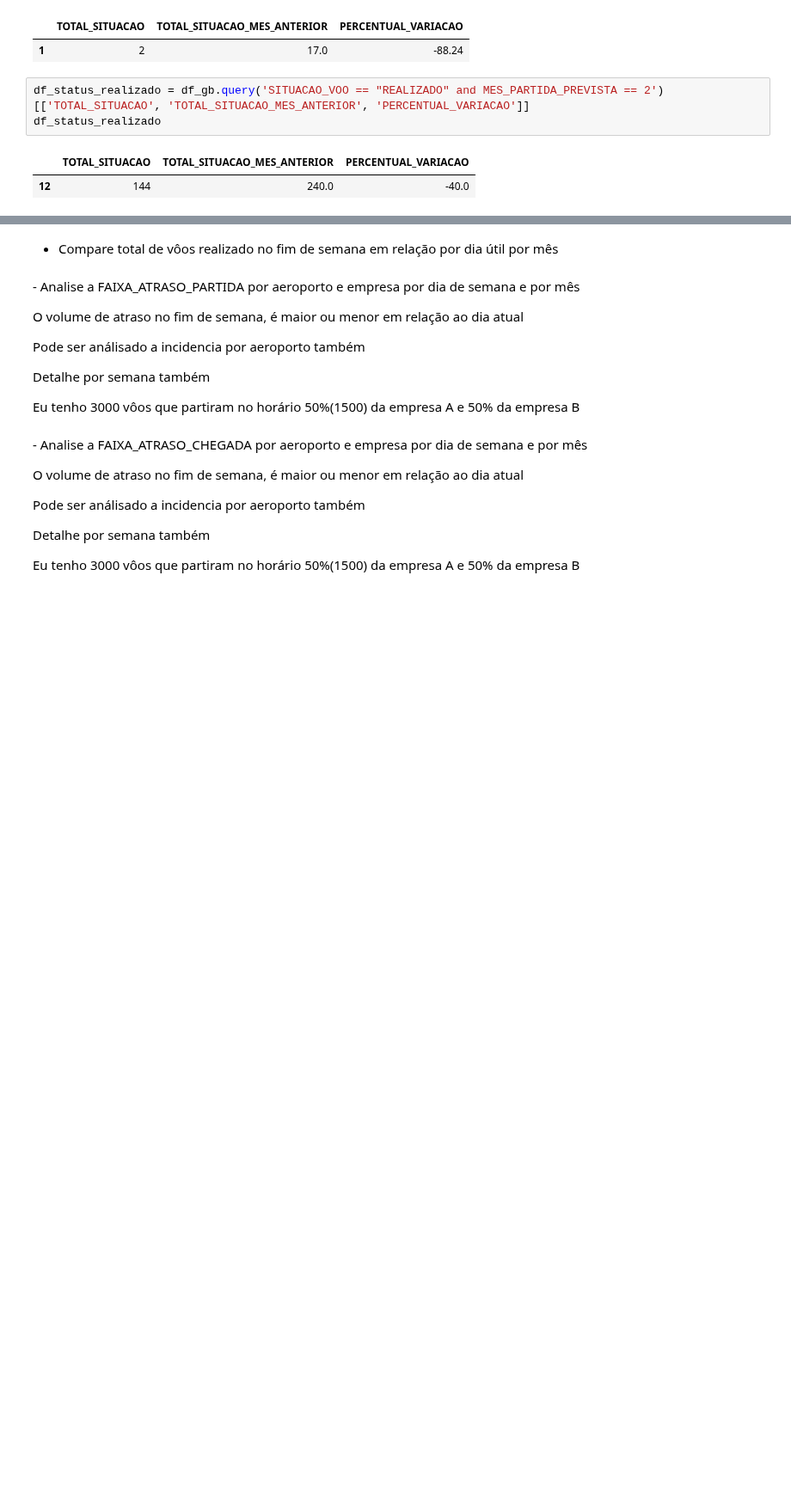
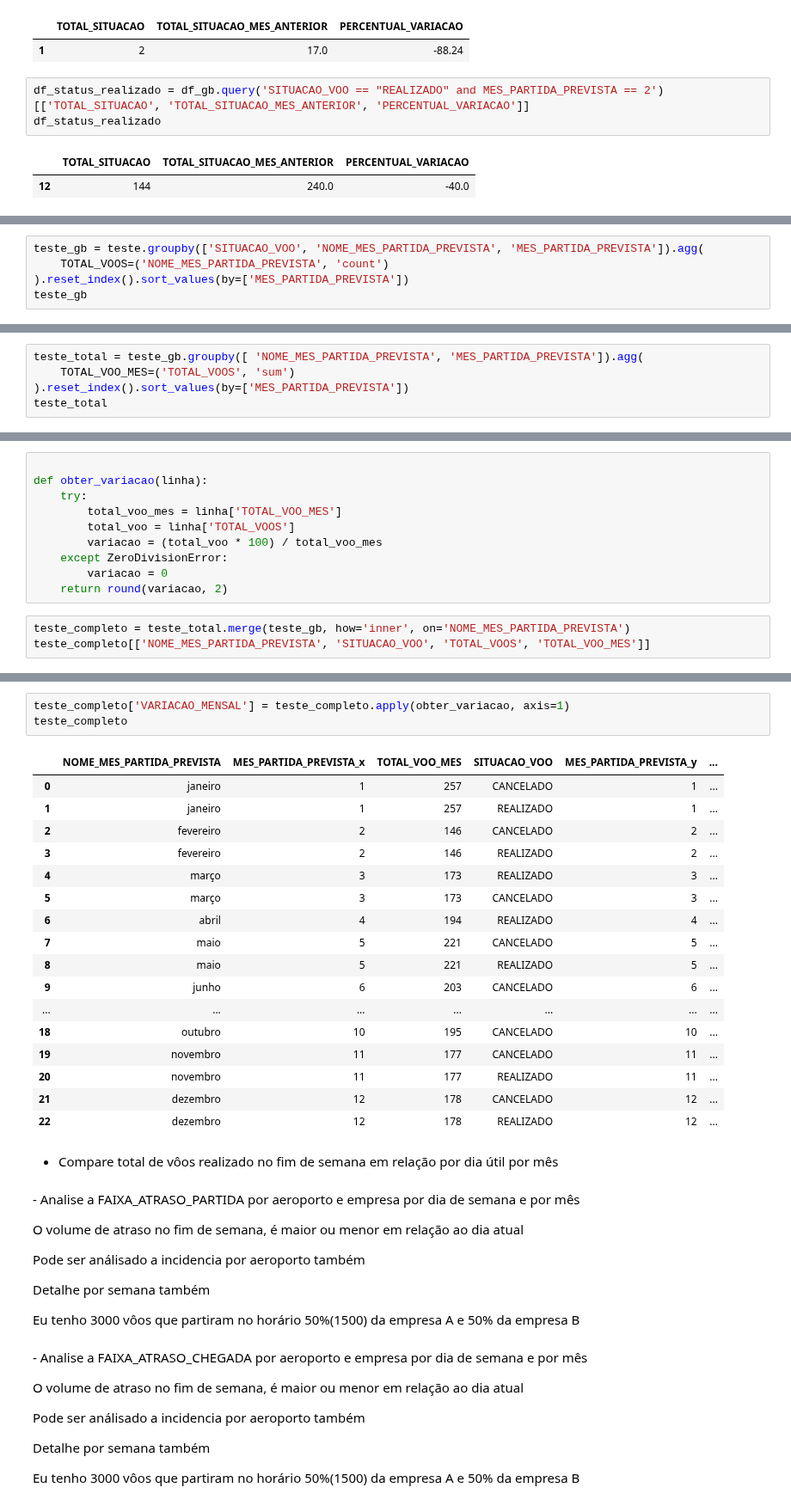
Before and after one commit to rodrigorocha1/dashboard_dados_voos_python, a Jupyter notebook: notebooks/visualizacoes.ipynb, the cells around one changed output, grey strips where cells are left out. Shown at 86% size. Cells and saved outputs as stored; diff of their text form; blank space fills up the shorter version.

Commit message:
total voos

```diff
--- a/notebooks/visualizacoes.ipynb
+++ b/notebooks/visualizacoes.ipynb
@@ -742,0 +772,5 @@ fig.show()
+# %%
+teste_gb = teste.groupby(['SITUACAO_VOO', 'NOME_MES_PARTIDA_PREVISTA', 'MES_PARTIDA_PREVISTA']).agg(
+    TOTAL_VOOS=('NOME_MES_PARTIDA_PREVISTA', 'count')
+).reset_index().sort_values(by=['MES_PARTIDA_PREVISTA'])
+teste_gb
@@ -742,0 +795,5 @@ fig.show()
+# %%
+teste_total = teste_gb.groupby([ 'NOME_MES_PARTIDA_PREVISTA', 'MES_PARTIDA_PREVISTA']).agg(
+    TOTAL_VOO_MES=('TOTAL_VOOS', 'sum')
+).reset_index().sort_values(by=['MES_PARTIDA_PREVISTA'])
+teste_total
@@ -742,0 +814,13 @@ fig.show()
+# %%
+
+def obter_variacao(linha):
+    try:
+        total_voo_mes = linha['TOTAL_VOO_MES']
+        total_voo = linha['TOTAL_VOOS']
+        variacao = (total_voo * 100) / total_voo_mes
+    except ZeroDivisionError:
+        variacao = 0
+    return round(variacao, 2)
+# %%
+teste_completo = teste_total.merge(teste_gb, how='inner', on='NOME_MES_PARTIDA_PREVISTA')
+teste_completo[['NOME_MES_PARTIDA_PREVISTA', 'SITUACAO_VOO', 'TOTAL_VOOS', 'TOTAL_VOO_MES']]
@@ -743,3 +845,24 @@ fig.show()
+# %%
+teste_completo['VARIACAO_MENSAL'] = teste_completo.apply(obter_variacao, axis=1)
+teste_completo
+# %% [output]
+|  | NOME_MES_PARTIDA_PREVISTA | MES_PARTIDA_PREVISTA_x | TOTAL_VOO_MES | SITUACAO_VOO | MES_PARTIDA_PREVISTA_y | ... |
+| 0 | janeiro | 1 | 257 | CANCELADO | 1 | ... |
+| 1 | janeiro | 1 | 257 | REALIZADO | 1 | ... |
+| 2 | fevereiro | 2 | 146 | CANCELADO | 2 | ... |
+| 3 | fevereiro | 2 | 146 | REALIZADO | 2 | ... |
+| 4 | março | 3 | 173 | REALIZADO | 3 | ... |
+| 5 | março | 3 | 173 | CANCELADO | 3 | ... |
+| 6 | abril | 4 | 194 | REALIZADO | 4 | ... |
+| 7 | maio | 5 | 221 | CANCELADO | 5 | ... |
+| 8 | maio | 5 | 221 | REALIZADO | 5 | ... |
+| 9 | junho | 6 | 203 | CANCELADO | 6 | ... |
+| ... | ... | ... | ... | ... | ... | ... |
+| 18 | outubro | 10 | 195 | CANCELADO | 10 | ... |
+| 19 | novembro | 11 | 177 | CANCELADO | 11 | ... |
+| 20 | novembro | 11 | 177 | REALIZADO | 11 | ... |
+| 21 | dezembro | 12 | 178 | CANCELADO | 12 | ... |
+| 22 | dezembro | 12 | 178 | REALIZADO | 12 | ... |
 # %% [markdown]
 - Compare total de vôos realizado no fim de semana em relação por dia útil por mês
 # %% [markdown]
```
Also changed, not shown: parts of 8 cells of this notebook.
